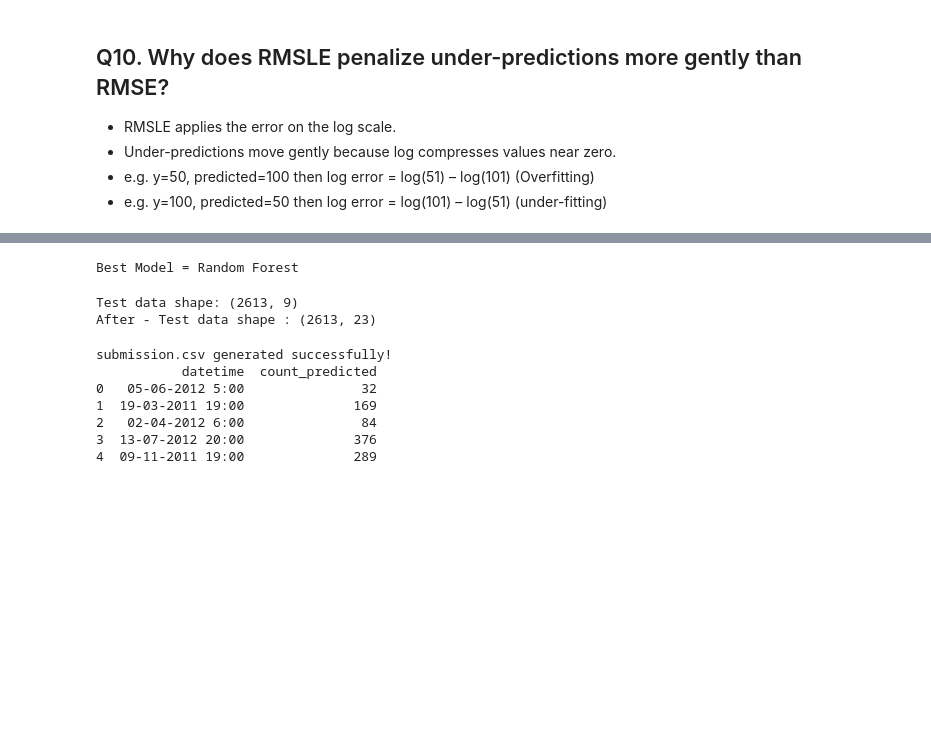
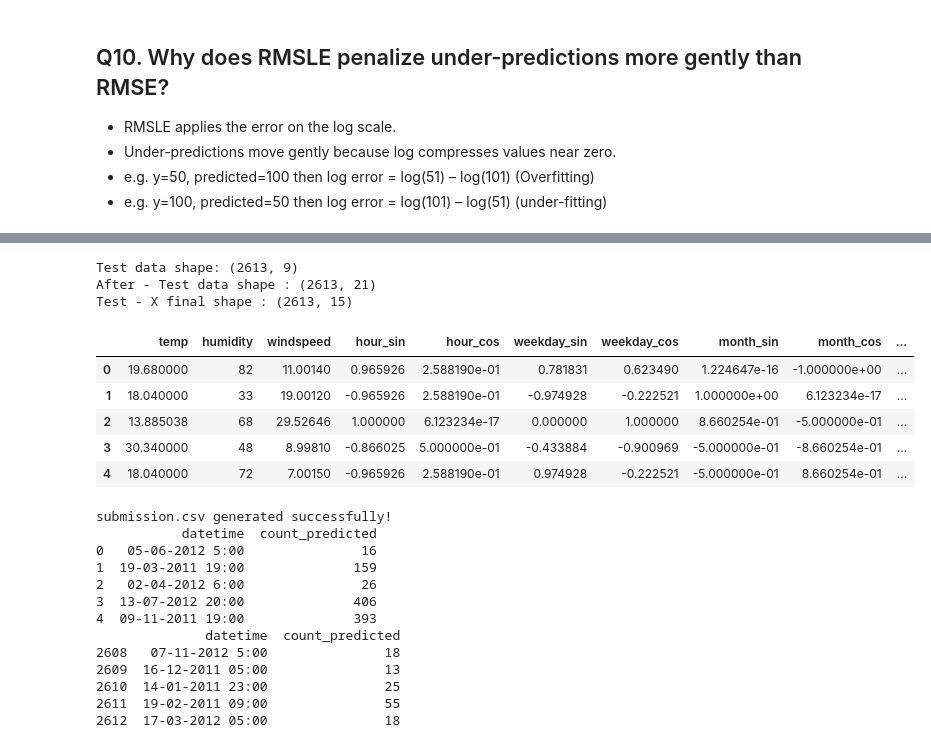
Before and after one commit to powarsg/bits_aiml, a Jupyter notebook: ML/1_Assignment/bike_prediction.ipynb, the cells around one changed output, grey strips where cells are left out. Drawn from its saved outputs; the diff is of its cells as text; code cells hidden in the pictures; blank space fills up the shorter version.

```diff
--- a/ML/1_Assignment/bike_prediction.ipynb
+++ b/ML/1_Assignment/bike_prediction.ipynb
@@ -516,49 +575,57 @@ plot_feature_importance("Random Forest" , models_all, numeric_poly, numeric_othe
-# %%
-# ------------------------------------
-# 6. PICK BEST MODEL
-# ------------------------------------
-best_model = min(results, key=lambda m: results[m]["RMSLE"])
-best_pipeline = model_pipelines[best_model]["pipeline"]
-
-print("\nBest Model =", best_model)
-# %% [output]
-Best Model = Random Forest
 # %%
 # ------------------------------------
 # 7. LOAD TEST CSV
 # ------------------------------------
 bike_test = pd.read_csv("bike_test.csv")
 print("Test data shape:", bike_test.shape)
 
 # save datetime
 datetime_backup = bike_test["datetime"]
 
 bike_test = add_datetime_features(bike_test, dateformat_test)
 print("After - Test data shape :", bike_test.shape)
 X_test_final = bike_test[all_features]
+print("Test - X final shape :", X_test_final.shape)
+X_test_final.head()
 # %% [output]
 Test data shape: (2613, 9)
-After - Test data shape : (2613, 23)
+After - Test data shape : (2613, 21)
+Test - X final shape : (2613, 15)
+|  | temp | humidity | windspeed | hour_sin | hour_cos | weekday_sin | weekday_cos | month_sin | month_cos | ... |
+| 0 | 19.680000 | 82 | 11.00140 | 0.965926 | 2.588190e-01 | 0.781831 | 0.623490 | 1.224647e-16 | -1.000000e+00 | ... |
+| 1 | 18.040000 | 33 | 19.00120 | -0.965926 | 2.588190e-01 | -0.974928 | -0.222521 | 1.000000e+00 | 6.123234e-17 | ... |
+| 2 | 13.885038 | 68 | 29.52646 | 1.000000 | 6.123234e-17 | 0.000000 | 1.000000 | 8.660254e-01 | -5.000000e-01 | ... |
+| 3 | 30.340000 | 48 | 8.99810 | -0.866025 | 5.000000e-01 | -0.433884 | -0.900969 | -5.000000e-01 | -8.660254e-01 | ... |
+| 4 | 18.040000 | 72 | 7.00150 | -0.965926 | 2.588190e-01 | 0.974928 | -0.222521 | -5.000000e-01 | 8.660254e-01 | ... |
 # %%
 
 # ------------------------------------
 # 8. PREDICT
 # ------------------------------------
-test_pred = best_pipeline.predict(X_test_final)
-test_pred = np.maximum(0, test_pred)
+y_pred_log = pipe_poly2.predict(X_test_final)
+#convert to actual
+y_pred = np.expm1(y_pred_log)
 
 submission_df = pd.DataFrame({
     "datetime": datetime_backup,
-    "count_predicted": test_pred.round().astype(int)
+    "count_predicted": y_pred.round().astype(int)
 })
 submission_df.to_csv("submission.csv", index=False)
 print("submission.csv generated successfully!")
+
 print(submission_df.head())
+print(submission_df.tail())
 # %% [output]
 submission.csv generated successfully!
            datetime  count_predicted
-0   05-06-2012 5:00               32
-1  19-03-2011 19:00              169
-2   02-04-2012 6:00               84
-3  13-07-2012 20:00              376
-4  09-11-2011 19:00              289
+0   05-06-2012 5:00               16
+1  19-03-2011 19:00              159
+2   02-04-2012 6:00               26
+3  13-07-2012 20:00              406
+4  09-11-2011 19:00              393
+              datetime  count_predicted
+2608   07-11-2012 5:00               18
+2609  16-12-2011 05:00               13
+2610  14-01-2011 23:00               25
+2611  19-02-2011 09:00               55
+2612  17-03-2012 05:00               18
```
Also changed, not shown: parts of 35 cells of this notebook, 3 other files.
